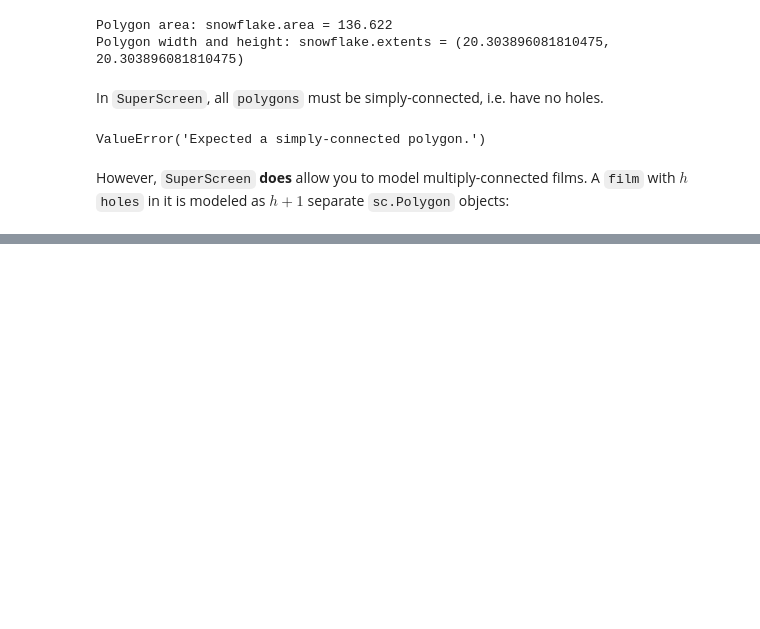
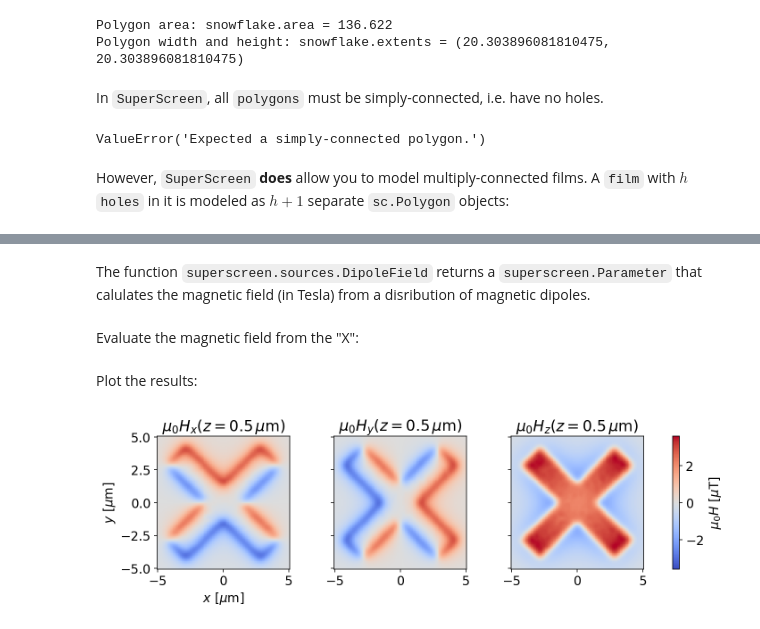
Before and after one commit to loganbvh/superscreen, a Jupyter notebook: docs/notebooks/polygons.ipynb, the cells around one changed output, grey strips where cells are left out. Saved outputs shown, nothing was run; the diff lists cells and outputs as text; code cells hidden in the pictures; blank space fills up the shorter version.

```diff
--- a/docs/notebooks/polygons.ipynb
+++ b/docs/notebooks/polygons.ipynb
@@ -183,3 +229,43 @@ for hole in holes:
+# %% [markdown]
+The function `superscreen.sources.DipoleField` returns a `superscreen.Parameter` that calulates the magnetic field (in Tesla) from a disribution of magnetic dipoles.
+# %%
+field_param = sc.sources.DipoleField(dipole_positions=vertex_positions, dipole_moments=vertex_moments)
+# %% [markdown]
+Evaluate the magnetic field from the "X":
+# %%
+# Coordinates at which to evaluate the magnetic field (in microns)
+N = 101
+eval_xs = eval_ys = np.linspace(-5, 5, N)
+eval_z = 0.5
+xgrid, ygrid, zgrid = np.meshgrid(eval_xs, eval_ys, eval_z)
+xgrid = np.squeeze(xgrid)
+ygrid = np.squeeze(ygrid)
+zgrid = np.squeeze(zgrid)
+
+# field_param returns shape (N * N, 3), where the last axis is field component
+# and the units are Tesla
+field = field_param(xgrid.ravel(), ygrid.ravel(), zgrid.ravel()) * sc.ureg("tesla")
+# Reshape to (N, N, 3), where the last axis is field component,
+# and convert to microTesla
+field = field.reshape((N, N, 3)).to("microtesla").magnitude
+# %% [markdown]
+Plot the results:
+# %%
+fig, axes = plt.subplots(1, 3, figsize=(10, 3), sharex=True, sharey=True, constrained_layout=True)
+
+vmax = max(abs(field.min()), abs(field.max()))
+vmin = -vmax
+
+for ax, component, label in zip(axes, field.T, "xyz"):
+    ax.set_aspect("equal")
+    im = ax.pcolormesh(xgrid, ygrid, component, vmin=vmin, vmax=vmax, shading="auto", cmap="coolwarm")
+    ax.set_title(f"$\\mu_0H_{{{label}}}(z={{{eval_z}}}\\,\\mu\\mathrm{{m}})$")
+cbar = fig.colorbar(im, ax=axes)
+cbar.set_label("$\\mu_0H$ [$\\mu$T]")
+_ = axes[0].set_xlabel("$x$ [$\\mu$m]")
+_ = axes[0].set_ylabel("$y$ [$\\mu$m]")
+# %% [output]
+[figure, added]
 # %%
 sc.version_table()
 # %% [output]
```
Also changed, not shown: parts of 8 cells of this notebook, 7 other files.
